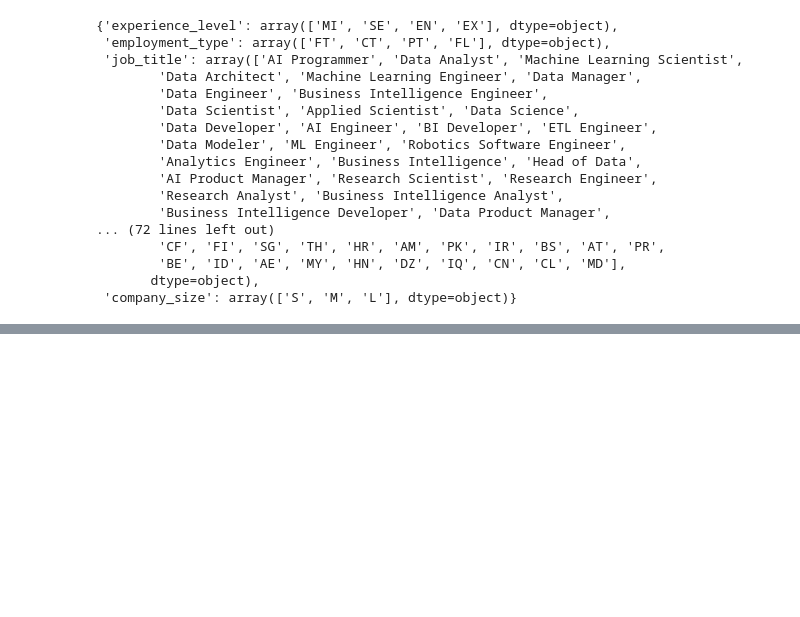
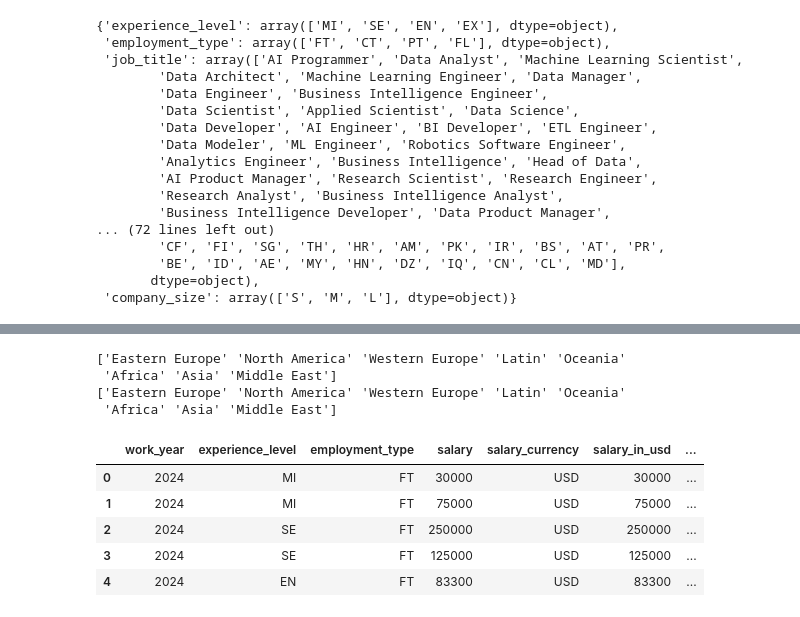
Before and after one commit to nandoj28/DataScienceSalary, a Jupyter notebook: model/main.ipynb, the cells around one changed output, grey strips where cells are left out. Cells and saved outputs as stored; diff of their text form; code cells hidden in the pictures; blank space fills up the shorter version.

```diff
--- a/model/main.ipynb
+++ b/model/main.ipynb
@@ -118,3 +159,53 @@ unique_values
+# %%
+import pandas as pd
+
+# Assuming 'data' is your DataFrame and 'employee_residence' contains country codes
+
+# Mapping of country codes to regions
+region_mapping = {
+    'US': 'North America', 'CA': 'North America',
+    'AR': 'Latin', 'BO': 'Latin', 'BR': 'Latin', 'CL': 'Latin', 'CO': 'Latin', 'CR': 'Latin', 'CU': 'Latin',
+    'DO': 'Latin', 'EC': 'Latin', 'GT': 'Latin', 'HN': 'Latin', 'MX': 'Latin', 'NI': 'Latin', 'PA': 'Latin',
+    'PE': 'Latin', 'PR': 'Latin', 'PY': 'Latin', 'SV': 'Latin', 'UY': 'Latin', 'VE': 'Latin', 'BS': 'Latin',
+    'AT': 'Western Europe', 'BE': 'Western Europe', 'CH': 'Western Europe', 'DE': 'Western Europe', 'DK': 'Western Europe',
+    'ES': 'Western Europe', 'FI': 'Western Europe', 'FR': 'Western Europe', 'GB': 'Western Europe', 'IE': 'Western Europe',
+    'IS': 'Western Europe', 'IT': 'Western Europe', 'LU': 'Western Europe', 'NL': 'Western Europe', 'NO': 'Western Europe',
+    'PT': 'Western Europe', 'SE': 'Western Europe', 'AD': 'Western Europe', 'JE': 'Western Europe', 'MT': 'Western Europe', 'GI': "Western Europe",
+    'BG': 'Eastern Europe', 'CZ': 'Eastern Europe', 'EE': 'Eastern Europe', 'HU': 'Eastern Europe', 'LV': 'Eastern Europe',
+    'LT': 'Eastern Europe', 'PL': 'Eastern Europe', 'RO': 'Eastern Europe', 'RU': 'Eastern Europe', 'SI': 'Eastern Europe',
+    'RS': 'Eastern Europe', 'BA': 'Eastern Europe',
+    'SK': 'Eastern Europe', 'UA': 'Eastern Europe', 'HR': 'Eastern Europe', 'GR': 'Eastern Europe',  'MD': 'Eastern Europe',
+    'AE': 'Middle East', 'AM': 'Middle East', 'AZ': 'Middle East', 'BH': 'Middle East', 'GE': 'Middle East', 'IL': 'Middle East',
+    'IQ': 'Middle East', 'IR': 'Middle East', 'JO': 'Middle East', 'KW': 'Middle East', 'LB': 'Middle East', 'OM': 'Middle East',
+    'QA': 'Middle East', 'SA': 'Middle East', 'SY': 'Middle East', 'TR': 'Middle East', 'YE': 'Middle East', 'CY': 'Middle East',
+    'DZ': 'Africa', 'EG': 'Africa', 'KE': 'Africa', 'MA': 'Africa', 'NG': 'Africa', 'ZA': 'Africa', 'TN': 'Africa', 'UG': 'Africa',
+    'GH': 'Africa', 'MU': 'Africa', 'CF': 'Africa',
+    'CN': 'Asia', 'IN': 'Asia', 'ID': 'Asia', 'JP': 'Asia', 'KR': 'Asia', 'MY': 'Asia', 'PH': 'Asia', 'SG': 'Asia', 'TH': 'Asia',
+    'VN': 'Asia', 'HK': 'Asia', 'TW': 'Asia', 'PK': 'Asia', 'UZ': 'Asia',
+    'AU': 'Oceania', 'NZ': 'Oceania', 'AS': 'Oceania'
+}
+
+# Update the 'employee_residence' column based on the region_mapping
+data['employee_residence'] = data['employee_residence'].replace(region_mapping)
+data['company_location'] = data['company_location'].replace(region_mapping)
+
+# Verify the changes
+print(data['employee_residence'].unique())
+print(data['company_location'].unique())
+# %% [output]
+['Eastern Europe' 'North America' 'Western Europe' 'Latin' 'Oceania'
+ 'Africa' 'Asia' 'Middle East']
+['Eastern Europe' 'North America' 'Western Europe' 'Latin' 'Oceania'
+ 'Africa' 'Asia' 'Middle East']
+# %%
+data.head()
+# %% [output]
+|  | work_year | experience_level | employment_type | salary | salary_currency | salary_in_usd | ... |
+| 0 | 2024 | MI | FT | 30000 | USD | 30000 | ... |
+| 1 | 2024 | MI | FT | 75000 | USD | 75000 | ... |
+| 2 | 2024 | SE | FT | 250000 | USD | 250000 | ... |
+| 3 | 2024 | SE | FT | 125000 | USD | 125000 | ... |
+| 4 | 2024 | EN | FT | 83300 | USD | 83300 | ... |
 # %%
 # one hot encode the categorical columns that arent ordinal, then pca them. introduce more dimensions and then reduce them.
 
```
Also changed, not shown: parts of 7 cells of this notebook, 1 other file.
